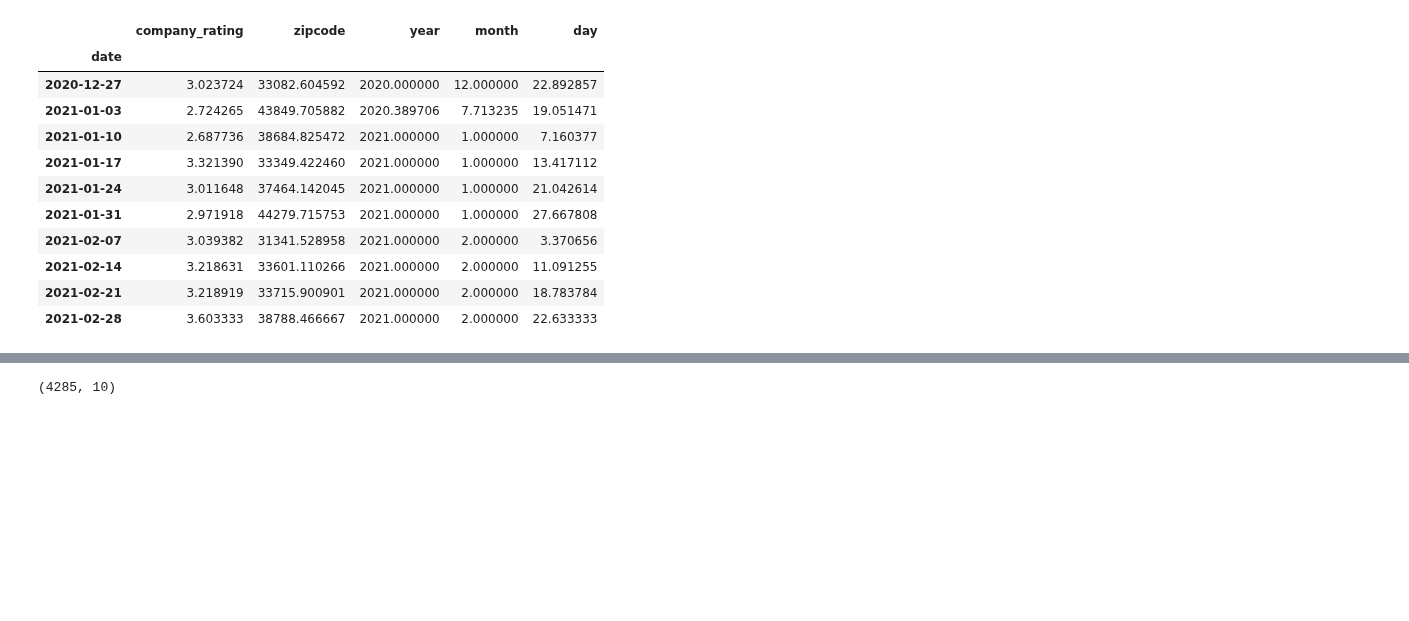
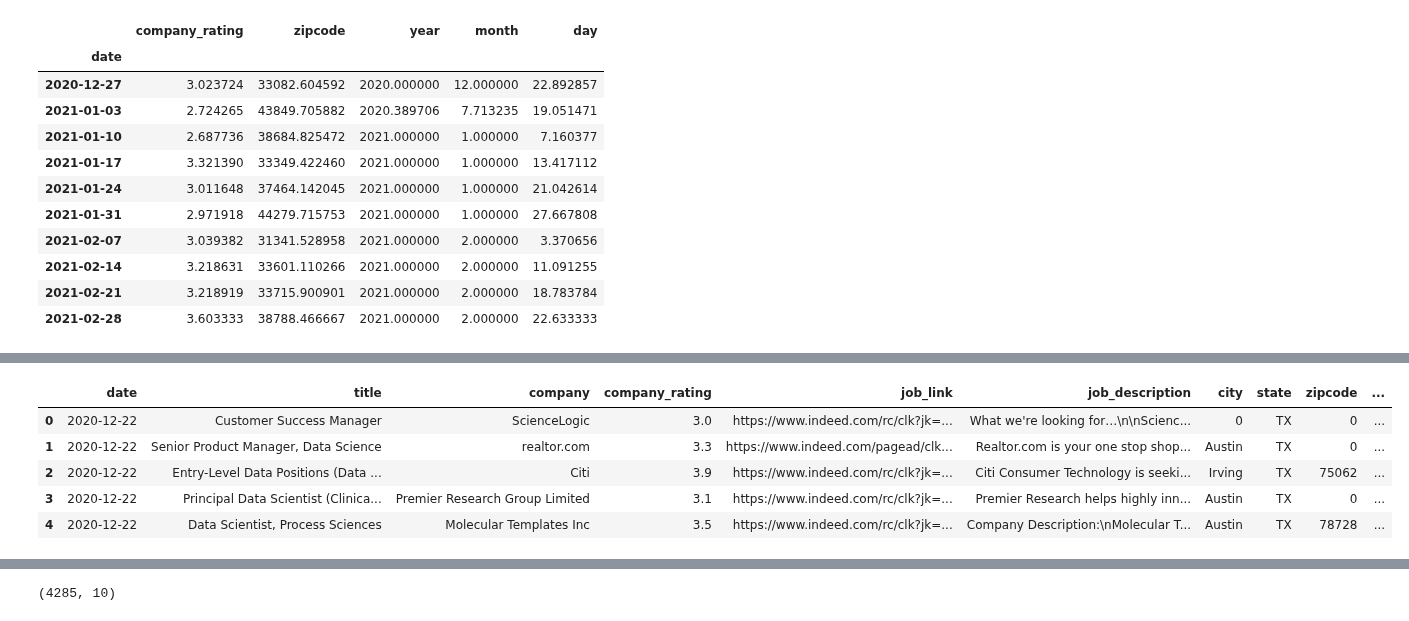
Before and after one commit to Blue-Owl-Data/Job-Search-Dashboard, a Jupyter notebook: notebook/MVP_Bojado.ipynb, the cells around one changed output, grey strips where cells are left out. Saved outputs shown, nothing was run; the diff lists cells and outputs as text; code cells hidden in the pictures; blank space fills up the shorter version.

```diff
--- a/notebook/MVP_Bojado.ipynb
+++ b/notebook/MVP_Bojado.ipynb
@@ -407,0 +488,10 @@ df_ds_ts.resample('3M').mean().plot(marker='o')
+# %%
+df_ds_ts = df_ds_ts.reset_index()
+df_ds_ts.head()
+# %% [output]
+|  | date | title | company | company_rating | job_link | job_description | city | state | zipcode | ... |
+| 0 | 2020-12-22 | Customer Success Manager | ScienceLogic | 3.0 | https://www.indeed.com/rc/clk?jk=... | What we're looking for…\n\nScienc... | 0 | TX | 0 | ... |
+| 1 | 2020-12-22 | Senior Product Manager, Data Science | realtor.com | 3.3 | https://www.indeed.com/pagead/clk... | Realtor.com is your one stop shop... | Austin | TX | 0 | ... |
+| 2 | 2020-12-22 | Entry-Level Data Positions (Data ... | Citi | 3.9 | https://www.indeed.com/rc/clk?jk=... | Citi Consumer Technology is seeki... | Irving | TX | 75062 | ... |
+| 3 | 2020-12-22 | Principal Data Scientist (Clinica... | Premier Research Group Limited | 3.1 | https://www.indeed.com/rc/clk?jk=... | Premier Research helps highly inn... | Austin | TX | 0 | ... |
+| 4 | 2020-12-22 | Data Scientist, Process Sciences | Molecular Templates Inc | 3.5 | https://www.indeed.com/rc/clk?jk=... | Company Description:\nMolecular T... | Austin | TX | 78728 | ... |
```
Also changed, not shown: parts of 16 cells of this notebook.
